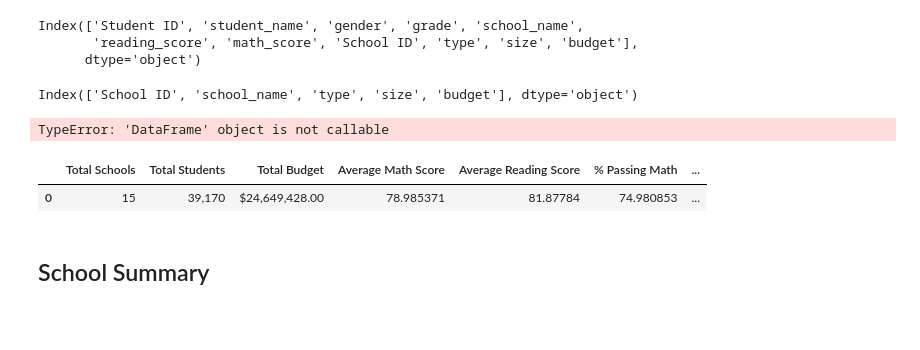
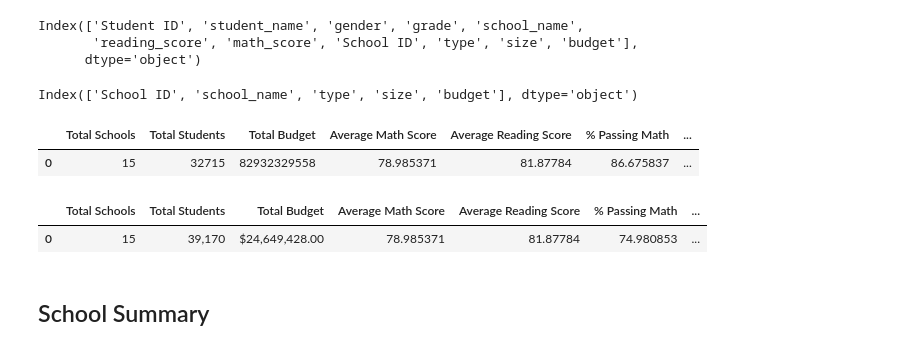
Before and after one commit to Pambaza/pandas-challenge, a Jupyter notebook: PyCitySchools/PyCitySchools_starter.ipynb, the cells around one changed output. Saved outputs shown, nothing was run; the diff lists cells and outputs as text; code cells hidden in the pictures; blank space fills up the shorter version.

```diff
--- a/PyCitySchools/PyCitySchools_starter.ipynb
+++ b/PyCitySchools/PyCitySchools_starter.ipynb
@@ -63,36 +63,52 @@ print(school_data_df.columns)
 # %% [output]
 Index(['School ID', 'school_name', 'type', 'size', 'budget'], dtype='object')
 # %%
+#Calculate the total number of schools
 schools = len(school_data_complete_df["school_name"].unique())
 schools
 
+#Calculate the total number of students
 students = len(school_data_complete_df["student_name"].unique())
 
-
+#Calculate the total budget
 budget = school_data_complete_df["budget"].sum()
 
 
+#Calculate the average math score
 average_mathscore = school_data_complete_df["math_score"].mean()
 
+#Calculate the average reading score
 average_readingscore = school_data_complete_df["reading_score"].mean()
 
+#Calculate the percentage of students with a passing math score (70 or greater)
+passing_mathscore = school_data_complete_df[(school_data_complete_df["math_score"] >70)].count()["student_name"]
+passing_mathscore
+per_passing_mathscore = (passing_mathscore/students)*100
 
-passing_mathscore = school_data_complete_df.loc[school_data_complete_df["math_score"] >=70].count()
-# passing_mathscore
+#Calculate the percentage of students with a passing reading score (70 or greater)
+passing_readingscore = school_data_complete_df[(school_data_complete_df["reading_score"] >70)].count()["student_name"]
+passing_readingscore
+per_passing_readingscore = (passing_readingscore/students)*100
 
-passing_readingscore = school_data_complete_df.loc[school_data_complete_df["reading_score"]>=70].count()
-# passing_readingscore
+#Calculate the percentage of students who passed math and reading (% Overall Passing)
+overall_passingscore = (passing_mathscore + passing_readingscore) / 2
+overall_passingscore
+per_overall_passingscore = (overall_passingscore/students) *100
 
-overall_passingscore = school_data_complete_df(passing_mathscore + passing_readingscore)/2
-# overall_passingscore
 
+#Create a dataframe to hold the above results
 summary_df = pd.DataFrame({"Total Schools":[schools], "Total Students" : [students], "Total Budget":[budget],
                             "Average Math Score":[average_mathscore], "Average Reading Score":[average_readingscore],
-                            "% Passing Math":[passing_mathscore], "% Passing Reading":[average_readingscore],
-                           "% Overall Passing":[overall_passingscore]})
+                            "% Passing Math":[per_passing_mathscore], "% Passing Reading":[per_passing_readingscore],
+                           "% Overall Passing":[per_overall_passingscore]})
+
+# summary_df = ["Total Students"] =summary_df ["Total Students"].map("{:,}".format)
+# summary_df = ["Total Budget"] = summary_df["Total Budget"].map("${:,.2f}".format)
+
 summary_df
 # %% [output]
-TypeError: 'DataFrame' object is not callable
+|  | Total Schools | Total Students | Total Budget | Average Math Score | Average Reading Score | % Passing Math | ... |
+| 0 | 15 | 32715 | 82932329558 | 78.985371 | 81.87784 | 86.675837 | ... |
 # %%
 # %% [output]
 |  | Total Schools | Total Students | Total Budget | Average Math Score | Average Reading Score | % Passing Math | ... |
```
Also changed, not shown: parts of 3 cells of this notebook.
